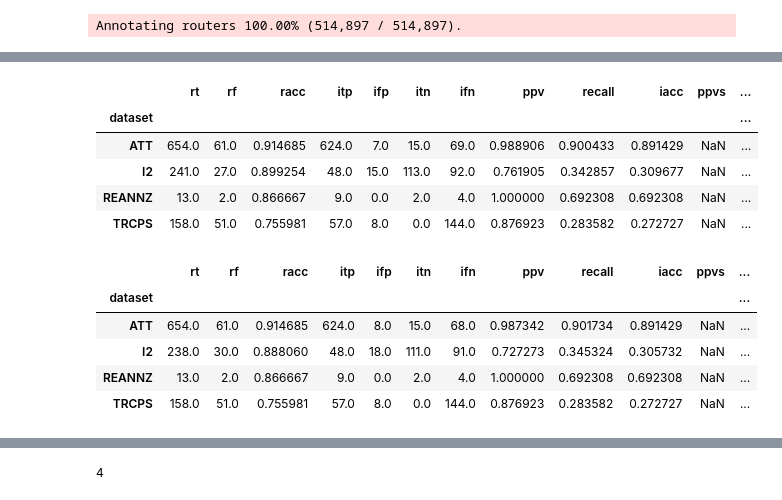
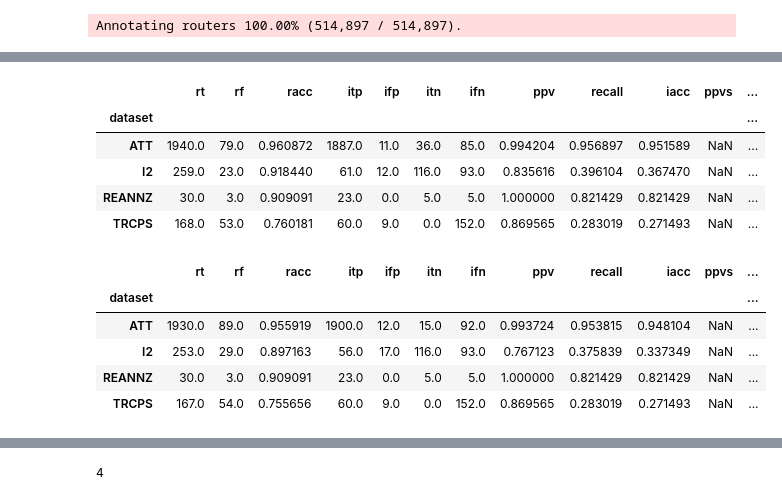
Before and after one commit to alexmarder/bdrmapit, a Jupyter notebook: Untitled1.ipynb, the cells around one changed output, grey strips where cells are left out. Drawn from its saved outputs; the diff is of its cells as text; code cells hidden in the pictures.

```diff
--- a/Untitled1.ipynb
+++ b/Untitled1.ipynb
@@ -21,6 +22,8 @@ from verify_bdrmapit.verify import Verify, comparison
 ip2as = create_table('../ip2as/test.csv')
 # %%
 as2org = AS2Org('../retrieve-external/orgs/20181001.as-org2info.txt.gz')
+# %%
+as2org2 = AS2Org('../retrieve-external/orgs/20181001.as-org2info.txt.gz', additional='validation-siblings.txt')
 # %%
 bgp = BGP('../retrieve-external/rels/20180801.as-rel.txt.bz2', '../retrieve-external/rels/20180801.ppdc-ases.txt.bz2')
 # %%
@@ -58,7 +61,10 @@ e - s
 # %%
 bdrmapit = Bdrmapit(graph, as2org, bgp)
+# %%
+bdrmapit2 = Bdrmapit(graph, as2org2, bgp)
+bdrmapit2.lhupdates = bdrmapit.lhupdates
 # %%
-verify = Verify(bdrmapit, verify_dict)
+verify = Verify(bdrmapit2, verify_dict)
 # %%
 routers_succ = [router for router in graph.routers.values() if router.succ]
 len(routers_succ)
@@ -133,20 +134,20 @@ rv1[(rv1.dataset == 'ATT') & ~rv1.rv & (rv1.rtype >= 100000)]
 # %%
-rv1 = verify.verify(verify_interfaces_succ, r1, Updates())
+rv1 = verify.verify(verify_interfaces_refine, r1, Updates())
 rv1.groupby('dataset').apply(comparison)
 # %% [output]
 |  | rt | rf | racc | itp | ifp | itn | ifn | ppv | recall | iacc | ppvs | ... |
 | dataset |  |  |  |  |  |  |  |  |  |  |  | ... |
-| ATT | 654.0 | 61.0 | 0.914685 | 624.0 | 7.0 | 15.0 | 69.0 | 0.988906 | 0.900433 | 0.891429 | NaN | ... |
-| I2 | 241.0 | 27.0 | 0.899254 | 48.0 | 15.0 | 113.0 | 92.0 | 0.761905 | 0.342857 | 0.309677 | NaN | ... |
-| REANNZ | 13.0 | 2.0 | 0.866667 | 9.0 | 0.0 | 2.0 | 4.0 | 1.000000 | 0.692308 | 0.692308 | NaN | ... |
-| TRCPS | 158.0 | 51.0 | 0.755981 | 57.0 | 8.0 | 0.0 | 144.0 | 0.876923 | 0.283582 | 0.272727 | NaN | ... |
+| ATT | 1940.0 | 79.0 | 0.960872 | 1887.0 | 11.0 | 36.0 | 85.0 | 0.994204 | 0.956897 | 0.951589 | NaN | ... |
+| I2 | 259.0 | 23.0 | 0.918440 | 61.0 | 12.0 | 116.0 | 93.0 | 0.835616 | 0.396104 | 0.367470 | NaN | ... |
+| REANNZ | 30.0 | 3.0 | 0.909091 | 23.0 | 0.0 | 5.0 | 5.0 | 1.000000 | 0.821429 | 0.821429 | NaN | ... |
+| TRCPS | 168.0 | 53.0 | 0.760181 | 60.0 | 9.0 | 0.0 | 152.0 | 0.869565 | 0.283019 | 0.271493 | NaN | ... |
 # %%
-rv1 = verify.verify(verify_interfaces_succ, r1, Updates())
+rv1 = verify.verify(verify_interfaces_refine, r1, Updates())
 rv1.groupby('dataset').apply(comparison)
 # %% [output]
 |  | rt | rf | racc | itp | ifp | itn | ifn | ppv | recall | iacc | ppvs | ... |
 | dataset |  |  |  |  |  |  |  |  |  |  |  | ... |
-| ATT | 654.0 | 61.0 | 0.914685 | 624.0 | 8.0 | 15.0 | 68.0 | 0.987342 | 0.901734 | 0.891429 | NaN | ... |
-| I2 | 238.0 | 30.0 | 0.888060 | 48.0 | 18.0 | 111.0 | 91.0 | 0.727273 | 0.345324 | 0.305732 | NaN | ... |
-| REANNZ | 13.0 | 2.0 | 0.866667 | 9.0 | 0.0 | 2.0 | 4.0 | 1.000000 | 0.692308 | 0.692308 | NaN | ... |
-| TRCPS | 158.0 | 51.0 | 0.755981 | 57.0 | 8.0 | 0.0 | 144.0 | 0.876923 | 0.283582 | 0.272727 | NaN | ... |
+| ATT | 1930.0 | 89.0 | 0.955919 | 1900.0 | 12.0 | 15.0 | 92.0 | 0.993724 | 0.953815 | 0.948104 | NaN | ... |
+| I2 | 253.0 | 29.0 | 0.897163 | 56.0 | 17.0 | 116.0 | 93.0 | 0.767123 | 0.375839 | 0.337349 | NaN | ... |
+| REANNZ | 30.0 | 3.0 | 0.909091 | 23.0 | 0.0 | 5.0 | 5.0 | 1.000000 | 0.821429 | 0.821429 | NaN | ... |
+| TRCPS | 167.0 | 54.0 | 0.755656 | 60.0 | 9.0 | 0.0 | 152.0 | 0.869565 | 0.283019 | 0.271493 | NaN | ... |
```
Also changed, not shown: parts of 33 cells of this notebook, 7 other files.
